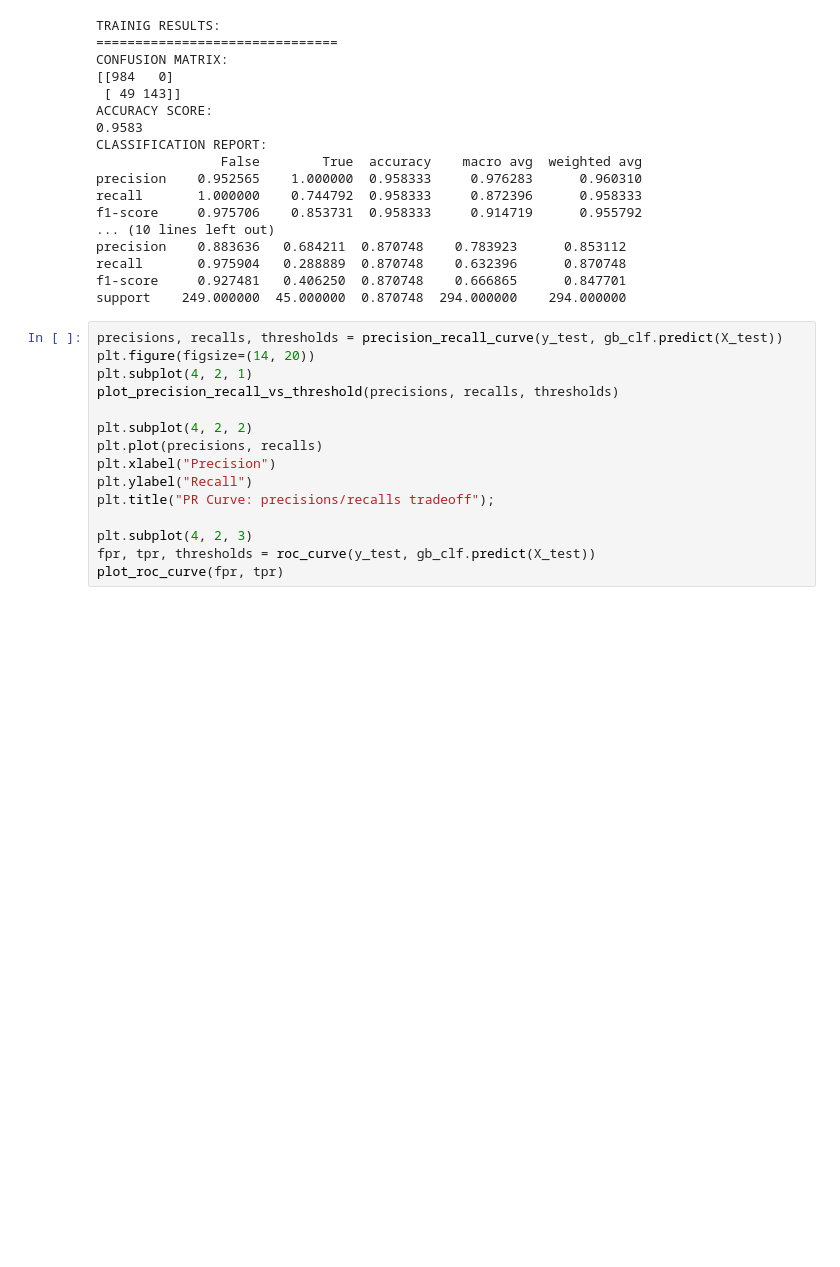
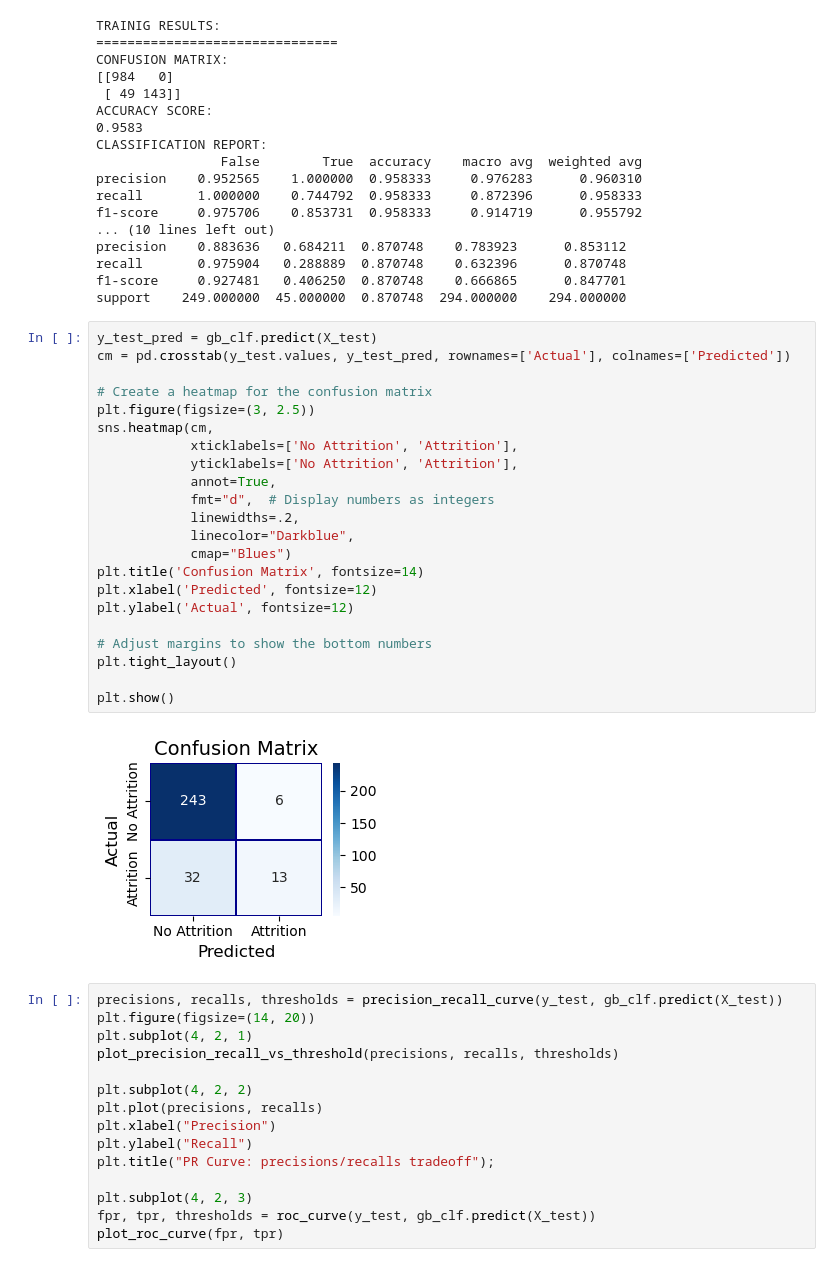
Before and after one commit to yssss56/BC2407-The-IBM-HR-Analytics-Employee-Attrition-Performance, a Jupyter notebook: BC2407_XGboost.ipynb, the cells around one changed output. Drawn from its saved outputs; the diff is of its cells as text; blank space fills up the shorter version.

```diff
--- a/BC2407_XGboost.ipynb
+++ b/BC2407_XGboost.ipynb
@@ -247,6 +246,30 @@ precision    0.883636   0.684211  0.870748    0.783923      0.853112
 recall       0.975904   0.288889  0.870748    0.632396      0.870748
 f1-score     0.927481   0.406250  0.870748    0.666865      0.847701
 support    249.000000  45.000000  0.870748  294.000000    294.000000
+# %%
+y_test_pred = gb_clf.predict(X_test)
+cm = pd.crosstab(y_test.values, y_test_pred, rownames=['Actual'], colnames=['Predicted'])
+
+# Create a heatmap for the confusion matrix
+plt.figure(figsize=(3, 2.5))
+sns.heatmap(cm,
+            xticklabels=['No Attrition', 'Attrition'],
+            yticklabels=['No Attrition', 'Attrition'],
+            annot=True,
+            fmt="d",  # Display numbers as integers
+            linewidths=.2,
+            linecolor="Darkblue",
+            cmap="Blues")
+plt.title('Confusion Matrix', fontsize=14)
+plt.xlabel('Predicted', fontsize=12)
+plt.ylabel('Actual', fontsize=12)
+
+# Adjust margins to show the bottom numbers
+plt.tight_layout()
+
+plt.show()
+# %% [output]
+[figure, added]
 # %%
 precisions, recalls, thresholds = precision_recall_curve(y_test, gb_clf.predict(X_test))
 plt.figure(figsize=(14, 20))
```
Also changed, not shown: parts of 6 cells of this notebook.
